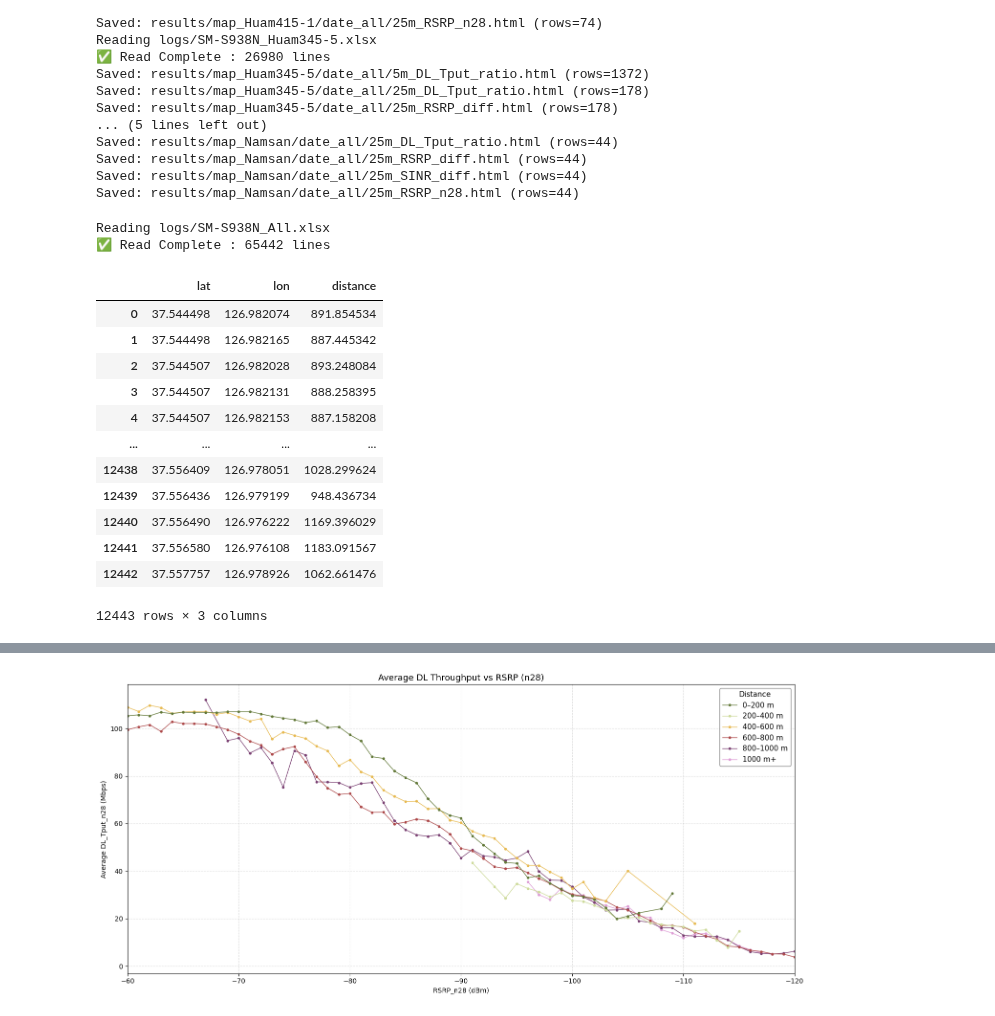
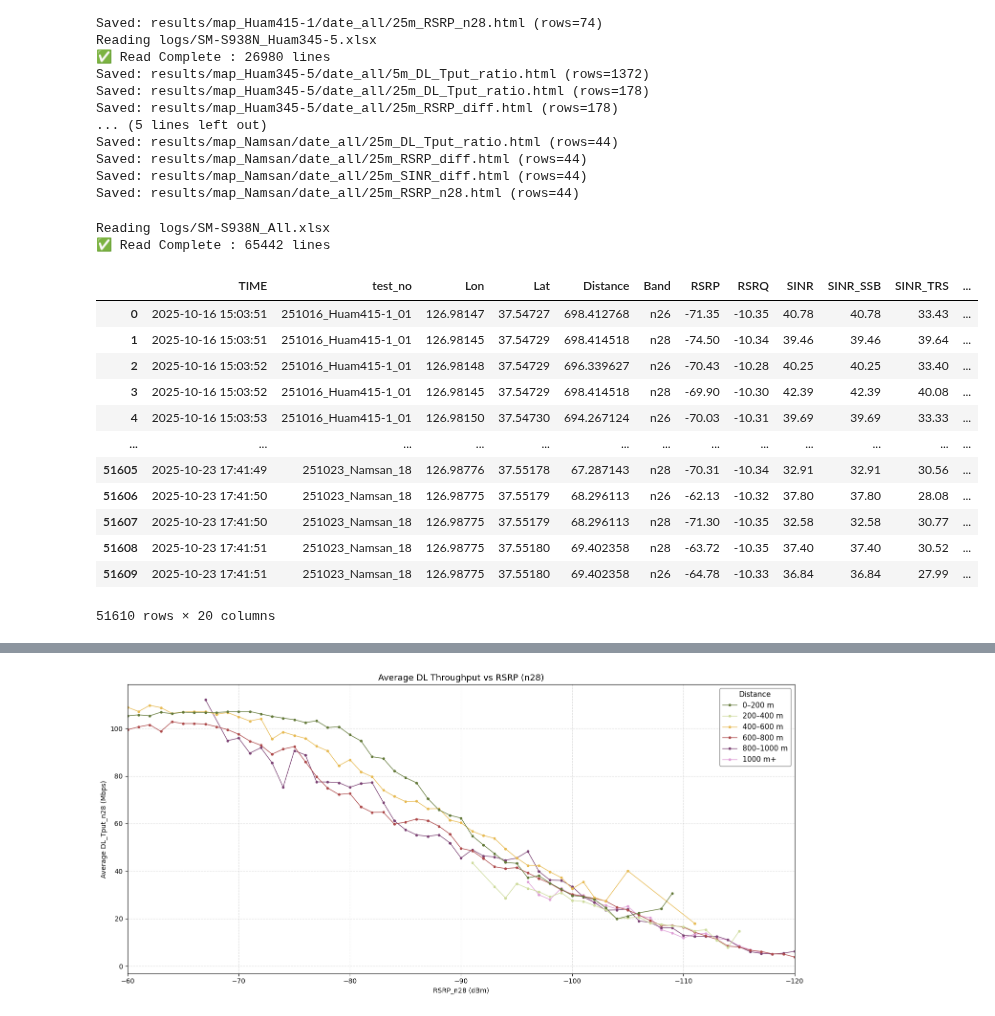
Before and after one commit to joostone-ahn/nr-field-analysis, a Jupyter notebook: field-analysis_251024.ipynb, the cells around one changed output, grey strips where cells are left out. Drawn from its saved outputs; the diff is of its cells as text; code cells hidden in the pictures.

```diff
--- a/field-analysis_251024.ipynb
+++ b/field-analysis_251024.ipynb
@@ -137,51 +137,27 @@ Saved: results/map_Namsan/date_all/25m_RSRP_n28.html (rows=44)
 # %%
 import os, _common, _map, _plot, _trend
 import numpy as np
 import pandas as pd
 
 df = _common.analyze_kpi(
     fname = os.path.join("logs",f"SM-S938N_All.xlsx"),
     date_list = [], # all
     rb_min=48
 )
-grid_size=1
-df_pair = _common.grid_kpi(df, grid_size=grid_size)
-
-# UHD 송신소
-ref_lat = 37.551179
-ref_lon = 126.987671
-
-lat_factor, lon_factor = 111320, 88000
-df_pair["lat"] = (df_pair["lat_bin"] + 0.5) * (grid_size / lat_factor)
-df_pair["lon"] = (df_pair["lon_bin"] + 0.5) * (grid_size / lon_factor)
-df_pair = df_pair.drop(columns=["loc_id", "lat_bin", "lon_bin"])
-
-R = 6371000  # 지구 반지름 (m)
-lat1 = np.radians(ref_lat)
-lon1 = np.radians(ref_lon)
-lat2 = np.radians(df_pair["lat"])
-lon2 = np.radians(df_pair["lon"])
-
-df_pair["distance"] = R * 2 * np.arcsin(
-    np.sqrt(
-        np.sin((lat2 - lat1) / 2) ** 2 +
-        np.cos(lat1) * np.cos(lat2) * np.sin((lon2 - lon1) / 2) ** 2
-    )
-)
-display(df_pair[["lat", "lon", "distance"]])
+display(df)
 # %% [output]
 Reading logs/SM-S938N_All.xlsx
 ✅ Read Complete : 65442 lines
-|  | lat | lon | distance |
-| 0 | 37.544498 | 126.982074 | 891.854534 |
-| 1 | 37.544498 | 126.982165 | 887.445342 |
-| 2 | 37.544507 | 126.982028 | 893.248084 |
-| 3 | 37.544507 | 126.982131 | 888.258395 |
-| 4 | 37.544507 | 126.982153 | 887.158208 |
-| ... | ... | ... | ... |
-| 12438 | 37.556409 | 126.978051 | 1028.299624 |
-| 12439 | 37.556436 | 126.979199 | 948.436734 |
-| 12440 | 37.556490 | 126.976222 | 1169.396029 |
-| 12441 | 37.556580 | 126.976108 | 1183.091567 |
-| 12442 | 37.557757 | 126.978926 | 1062.661476 |
+|  | TIME | test_no | Lon | Lat | Distance | Band | RSRP | RSRQ | SINR | SINR_SSB | SINR_TRS | ... |
+| 0 | 2025-10-16 15:03:51 | 251016_Huam415-1_01 | 126.98147 | 37.54727 | 698.412768 | n26 | -71.35 | -10.35 | 40.78 | 40.78 | 33.43 | ... |
+| 1 | 2025-10-16 15:03:51 | 251016_Huam415-1_01 | 126.98145 | 37.54729 | 698.414518 | n28 | -74.50 | -10.34 | 39.46 | 39.46 | 39.64 | ... |
+| 2 | 2025-10-16 15:03:52 | 251016_Huam415-1_01 | 126.98148 | 37.54729 | 696.339627 | n26 | -70.43 | -10.28 | 40.25 | 40.25 | 33.40 | ... |
+| 3 | 2025-10-16 15:03:52 | 251016_Huam415-1_01 | 126.98145 | 37.54729 | 698.414518 | n28 | -69.90 | -10.30 | 42.39 | 42.39 | 40.08 | ... |
+| 4 | 2025-10-16 15:03:53 | 251016_Huam415-1_01 | 126.98150 | 37.54730 | 694.267124 | n26 | -70.03 | -10.31 | 39.69 | 39.69 | 33.33 | ... |
+| ... | ... | ... | ... | ... | ... | ... | ... | ... | ... | ... | ... | ... |
+| 51605 | 2025-10-23 17:41:49 | 251023_Namsan_18 | 126.98776 | 37.55178 | 67.287143 | n28 | -70.31 | -10.34 | 32.91 | 32.91 | 30.56 | ... |
+| 51606 | 2025-10-23 17:41:50 | 251023_Namsan_18 | 126.98775 | 37.55179 | 68.296113 | n26 | -62.13 | -10.32 | 37.80 | 37.80 | 28.08 | ... |
+| 51607 | 2025-10-23 17:41:50 | 251023_Namsan_18 | 126.98775 | 37.55179 | 68.296113 | n28 | -71.30 | -10.35 | 32.58 | 32.58 | 30.77 | ... |
+| 51608 | 2025-10-23 17:41:51 | 251023_Namsan_18 | 126.98775 | 37.55180 | 69.402358 | n28 | -63.72 | -10.35 | 37.40 | 37.40 | 30.52 | ... |
+| 51609 | 2025-10-23 17:41:51 | 251023_Namsan_18 | 126.98775 | 37.55180 | 69.402358 | n26 | -64.78 | -10.33 | 36.84 | 36.84 | 27.99 | ... |
-12443 rows × 3 columns
+51610 rows × 20 columns
```
Also changed, not shown: parts of 2 cells of this notebook, 11 other files.
